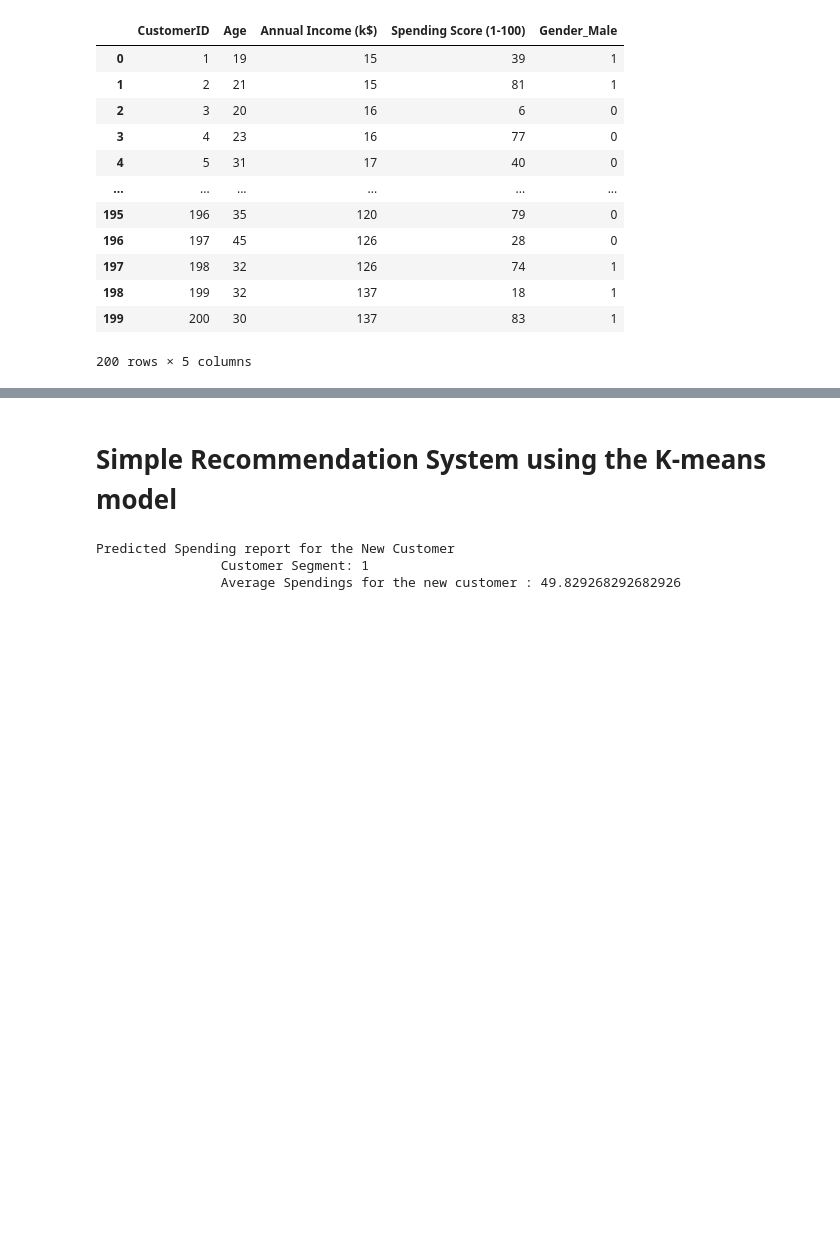
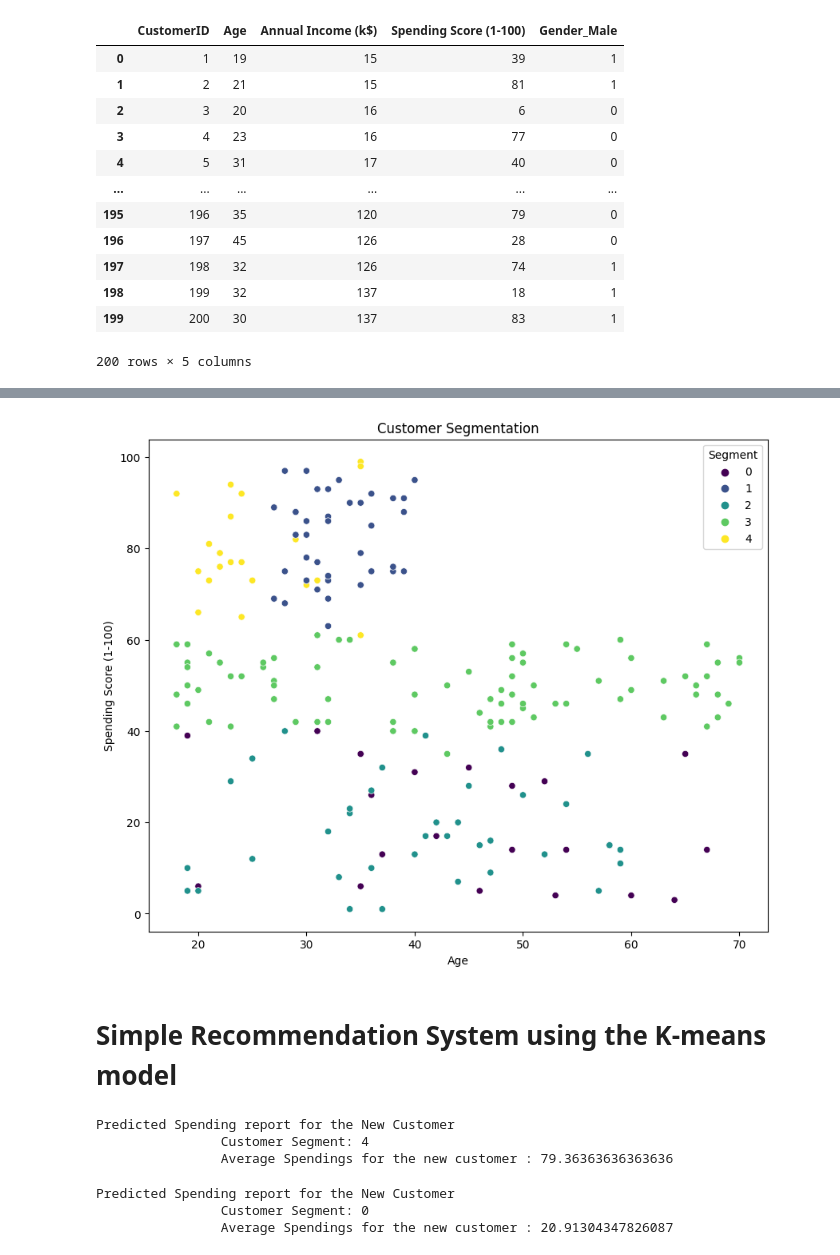
Before and after one commit to ShahdTarek/Mall-Customer-Segmentation-, a Jupyter notebook: Mall_Customer_Segmentation.ipynb, the cells around one changed output, grey strips where cells are left out. Saved outputs shown, nothing was run; the diff lists cells and outputs as text; code cells hidden in the pictures; blank space fills up the shorter version.

```diff
--- a/Mall_Customer_Segmentation.ipynb
+++ b/Mall_Customer_Segmentation.ipynb
@@ -155,8 +158,34 @@ plt.show()
+# %%
+# Visualize the results with a scatter plot
+plt.figure(figsize=(10, 8))
+sns.scatterplot(x='Age', y='Spending Score (1-100)', hue='Segment', data=df, palette='viridis')
+plt.title('Customer Segmentation')
+plt.show()
+# %% [output]
+[figure, added]
 # %% [markdown]
 # Simple Recommendation System using the K-means model
+# %%
+# Recommend spending score segment for a new customer
+new_customer = pd.DataFrame({'Age':[10], 'Annual Income (k$)': [0], 'Spending Score (1-100)': [0], 'Gender_Male': [0]})
+
+# Predicting using Kmeans model
+predicted_cluster = kmeans.predict(new_customer)
+
+# Analyze the Spending Score for the predicted cluster
+predicted_cluster_df = df[df['Segment'] == predicted_cluster[0]]
+average_spending_score = predicted_cluster_df['Spending Score (1-100)'].mean()
+
+print("\nPredicted Spending report for the New Customer")
+print("\t\tCustomer Segment:", predicted_cluster[0])
+print("\t\tAverage Spendings for the new customer :", average_spending_score)
+# %% [output]
+Predicted Spending report for the New Customer
+                Customer Segment: 4
+                Average Spendings for the new customer : 79.36363636363636
 # %%
 # Recommend spending score segment for a new customer
-new_customer = pd.DataFrame({'Age':[30], 'Annual Income (k$)': [20], 'Spending Score (1-100)': [20], 'Gender_Male': [0]})
+new_customer = pd.DataFrame({'Age':[30], 'Annual Income (k$)': [20], 'Spending Score (1-100)': [20], 'Gender_Male': [1]})
 
 # Predicting using Kmeans model
 predicted_cluster = kmeans.predict(new_customer)
@@ -170,5 +199,5 @@ print("\t\tCustomer Segment:", predicted_cluster[0])
 print("\t\tAverage Spendings for the new customer :", average_spending_score)
 # %% [output]
 Predicted Spending report for the New Customer
-                Customer Segment: 1
-                Average Spendings for the new customer : 49.829268292682926
+                Customer Segment: 0
+                Average Spendings for the new customer : 20.91304347826087
```
Also changed, not shown: parts of 5 cells of this notebook.
